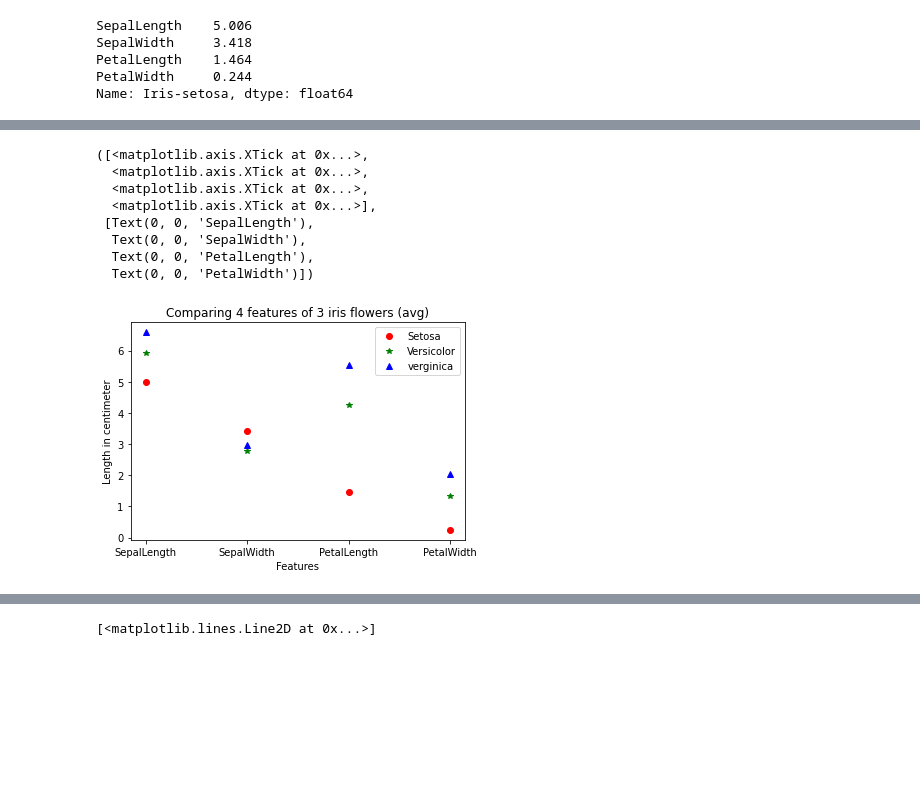
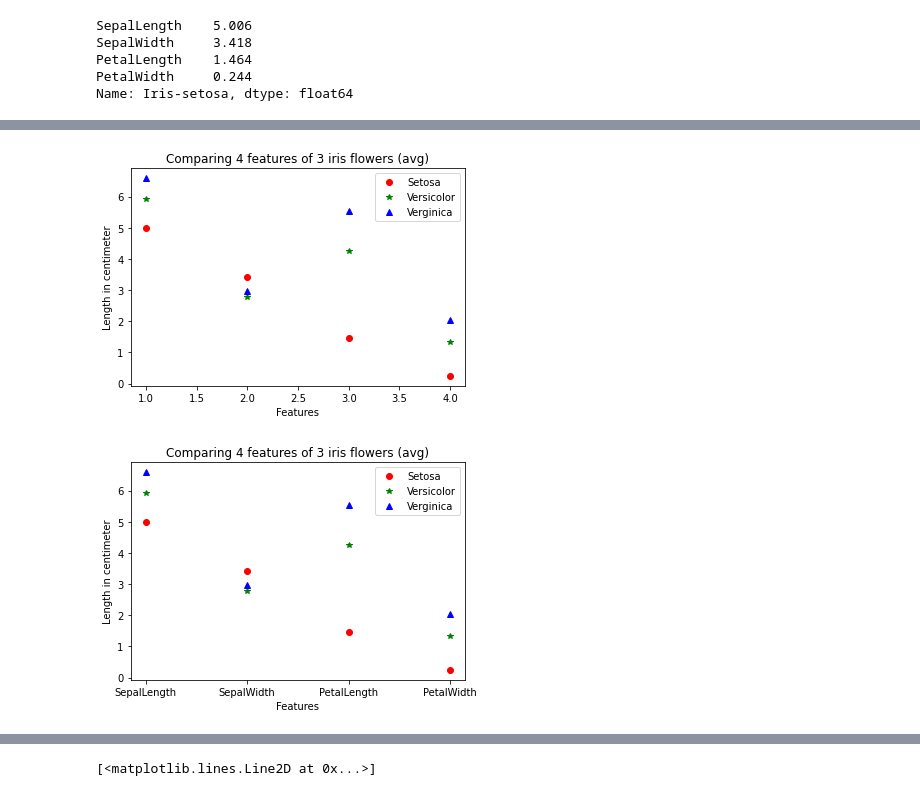
Before and after one commit to oilnutttt/BasicProg_DataViz65, a Jupyter notebook: DataViz04_Data_Comparison.ipynb, the cells around one changed output, grey strips where cells are left out. Drawn from its saved outputs; the diff is of its cells as text; code cells hidden in the pictures; blank space fills up the shorter version.

```diff
--- a/DataViz04_Data_Comparison.ipynb
+++ b/DataViz04_Data_Comparison.ipynb
@@ -44,21 +51,23 @@ from matplotlib import pyplot as plt
+# %%
+plt.plot([1,2,3,4],sample_data.iloc[0,:],'ro',label='Setosa')
+plt.plot([1,2,3,4],sample_data.iloc[1,:],'g*',label='Versicolor')
+plt.plot([1,2,3,4],sample_data.iloc[2,:],'b^',label='Verginica')
+plt.title('Comparing 4 features of 3 iris flowers (avg)')
+plt.xlabel('Features')
+plt.ylabel('Length in centimeter')
+plt.legend();
+# %% [output]
+[figure, added]
 # %%
 plt.plot([1,2,3,4],sample_data.iloc[0,:],'ro',label='Setosa')
 plt.plot([1,2,3,4],sample_data.iloc[1,:],'g*',label='Versicolor')
-plt.plot([1,2,3,4],sample_data.iloc[2,:],'b^',label='verginica')
-plt.title('Comparing 4 features of 3 iris flowers (avg)' )
+plt.plot([1,2,3,4],sample_data.iloc[2,:],'b^',label='Verginica')
+plt.title('Comparing 4 features of 3 iris flowers (avg)')
 plt.xlabel('Features')
 plt.ylabel('Length in centimeter')
 plt.legend()
-plt.xticks([1,2,3,4],['SepalLength','SepalWidth','PetalLength','PetalWidth'])
+plt.xticks([1,2,3,4],['SepalLength','SepalWidth','PetalLength','PetalWidth']);
 # %% [output]
-([<matplotlib.axis.XTick at 0x...>,
-  <matplotlib.axis.XTick at 0x...>,
-  <matplotlib.axis.XTick at 0x...>,
-  <matplotlib.axis.XTick at 0x...>],
- [Text(0, 0, 'SepalLength'),
-  Text(0, 0, 'SepalWidth'),
-  Text(0, 0, 'PetalLength'),
-  Text(0, 0, 'PetalWidth')])
 [figure]
 # %%
 plt.plot([1,2,3,4],sample_data.iloc[0,:],'ro-')
```
Also changed, not shown: parts of 48 cells of this notebook.
